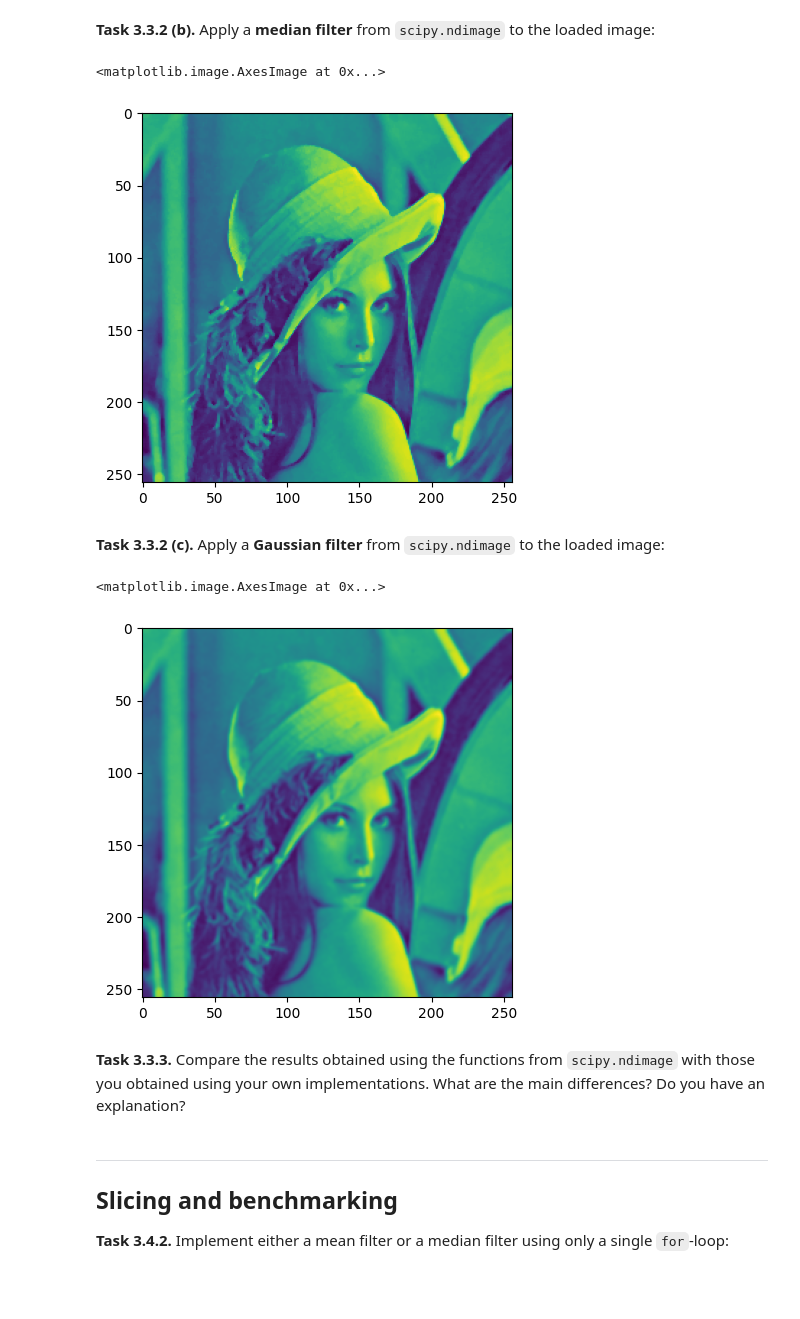
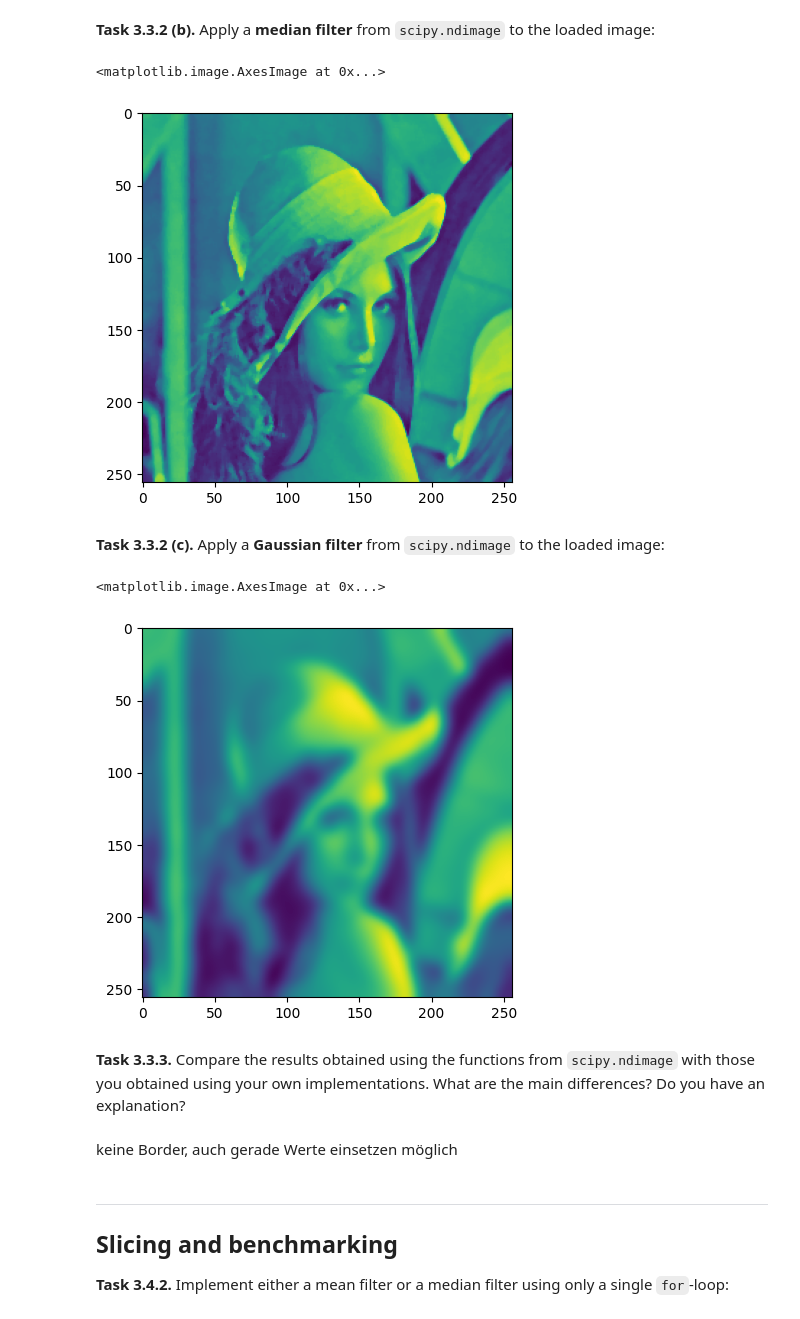
Before and after one commit to matteaunger/mobi-fs3-python, a Jupyter notebook: task3.ipynb, the cells around one changed output. Drawn from its saved outputs; the diff is of its cells as text; code cells hidden in the pictures; blank space fills up the shorter version.

```diff
--- a/task3.ipynb
+++ b/task3.ipynb
@@ -104,19 +104,21 @@ plt.imshow(scipy.ndimage.uniform_filter(lena, 3))
 # %% [markdown]
 **<a id="#">Task 3.3.2 (b).</a>** Apply a **median filter** from `scipy.ndimage` to the loaded image:
 # %%
-plt.imshow(scipy.ndimage.median_filter(lena, 3))
+plt.imshow(scipy.ndimage.median_filter(lena, 4))
 # %% [output]
 <matplotlib.image.AxesImage at 0x...>
-[figure, old version]
+[figure, new version]
 # %% [markdown]
 **<a id="#">Task 3.3.2 (c).</a>** Apply a **Gaussian filter** from `scipy.ndimage` to the loaded image:
 # %%
-plt.imshow(scipy.ndimage.gaussian_filter(lena, 1))
+plt.imshow(scipy.ndimage.gaussian_filter(lena, 5))
 # %% [output]
 <matplotlib.image.AxesImage at 0x...>
-[figure, old version]
+[figure, new version]
 # %% [markdown]
 **<a id="#">Task 3.3.3.</a>** Compare the results obtained using the functions from `scipy.ndimage` with those you obtained using your own implementations. What are the main differences? Do you have an explanation?
+# %% [markdown]
+keine Border, auch gerade Werte einsetzen möglich
 # %% [markdown]
 ---
 
```
Also changed, not shown: parts of 8 cells of this notebook.
